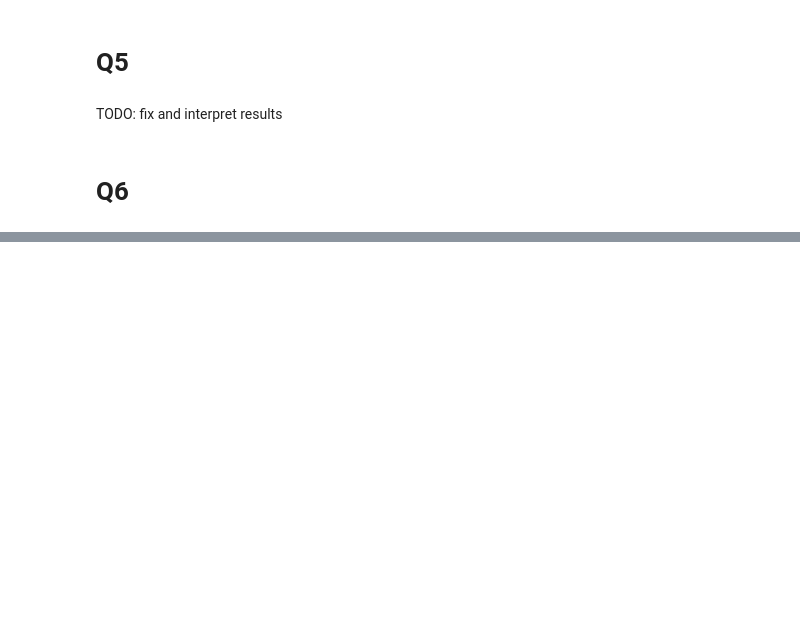
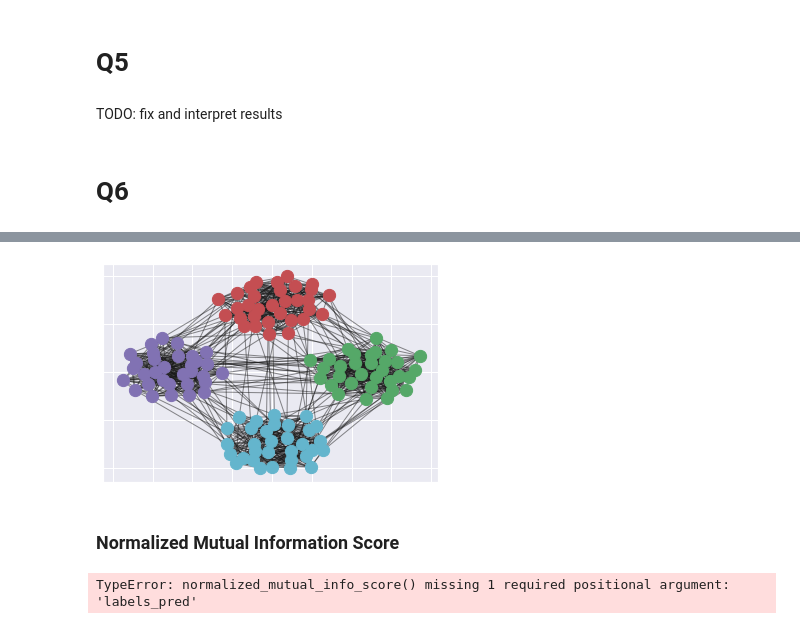
Before and after one commit to gmelodie/Complex-Networks, a Jupyter notebook: lista2/lista2.ipynb, the cells around one changed output, grey strips where cells are left out. Drawn from its saved outputs; the diff is of its cells as text; code cells hidden in the pictures; blank space fills up the shorter version.

```diff
--- a/lista2/lista2.ipynb
+++ b/lista2/lista2.ipynb
@@ -439,0 +516,18 @@ for cl in c:
+# %%
+colors = ['b', 'g', 'r', 'c', 'm', 'y', 'k', 'w']
+size = float(len(set(louv_partition.values())))
+count = 0.
+for com in set(louv_partition.values()) :
+    count = count + 1.
+    list_nodes = [nodes for nodes in louv_partition.keys() if louv_partition[nodes] == com]
+    nx.draw_networkx_nodes(G, pos, list_nodes, node_size = 150, node_color = colors[int(count)])
+nx.draw_networkx_edges(G, pos, alpha=0.5)
+plt.show()
+# %% [output]
+[figure, added]
+# %% [markdown]
+### Normalized Mutual Information Score
+# %%
+normalized_mutual_info_score(louv_partition)
+# %% [output]
+TypeError: normalized_mutual_info_score() missing 1 required positional argument: 'labels_pred'
```
Also changed, not shown: parts of 58 cells of this notebook, 12 other files.
